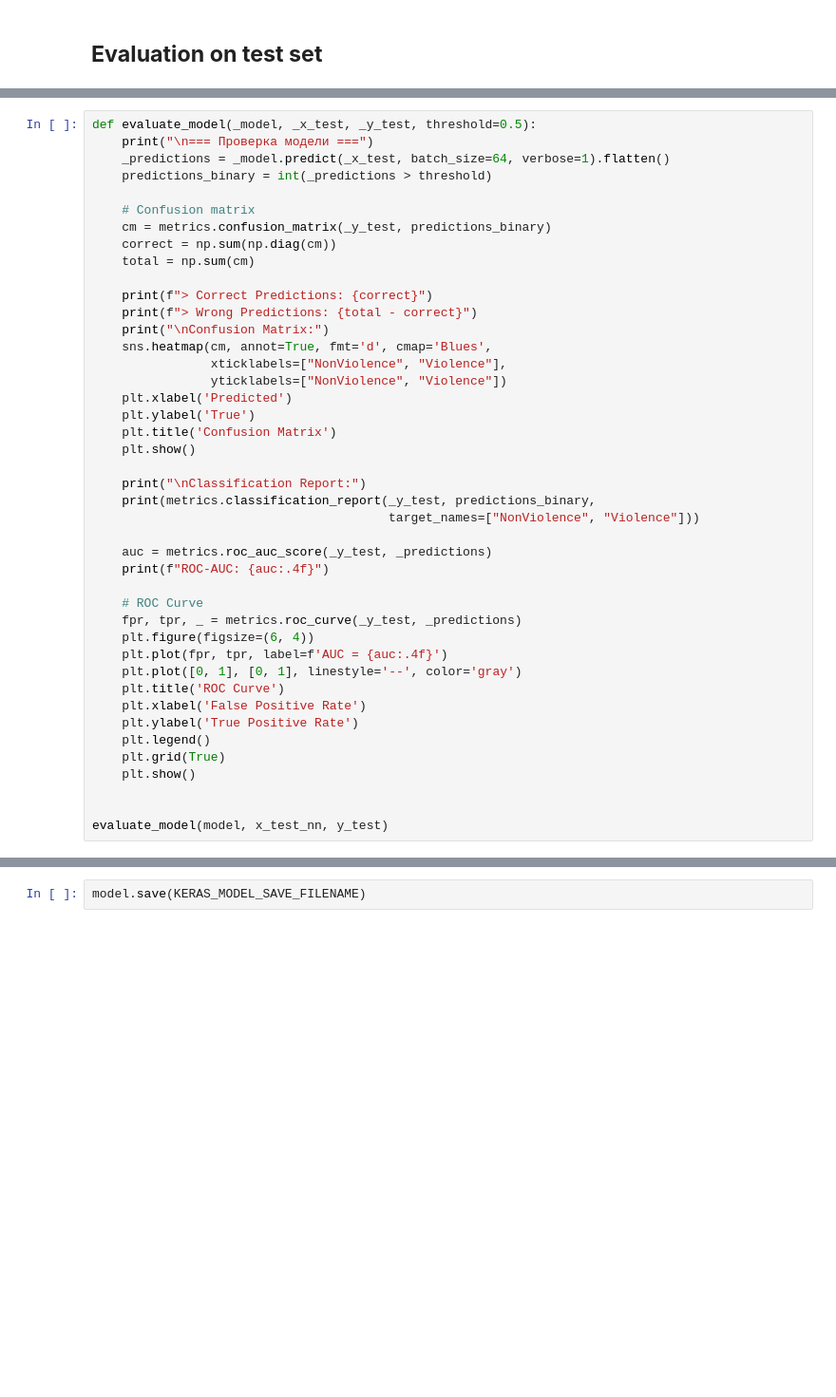
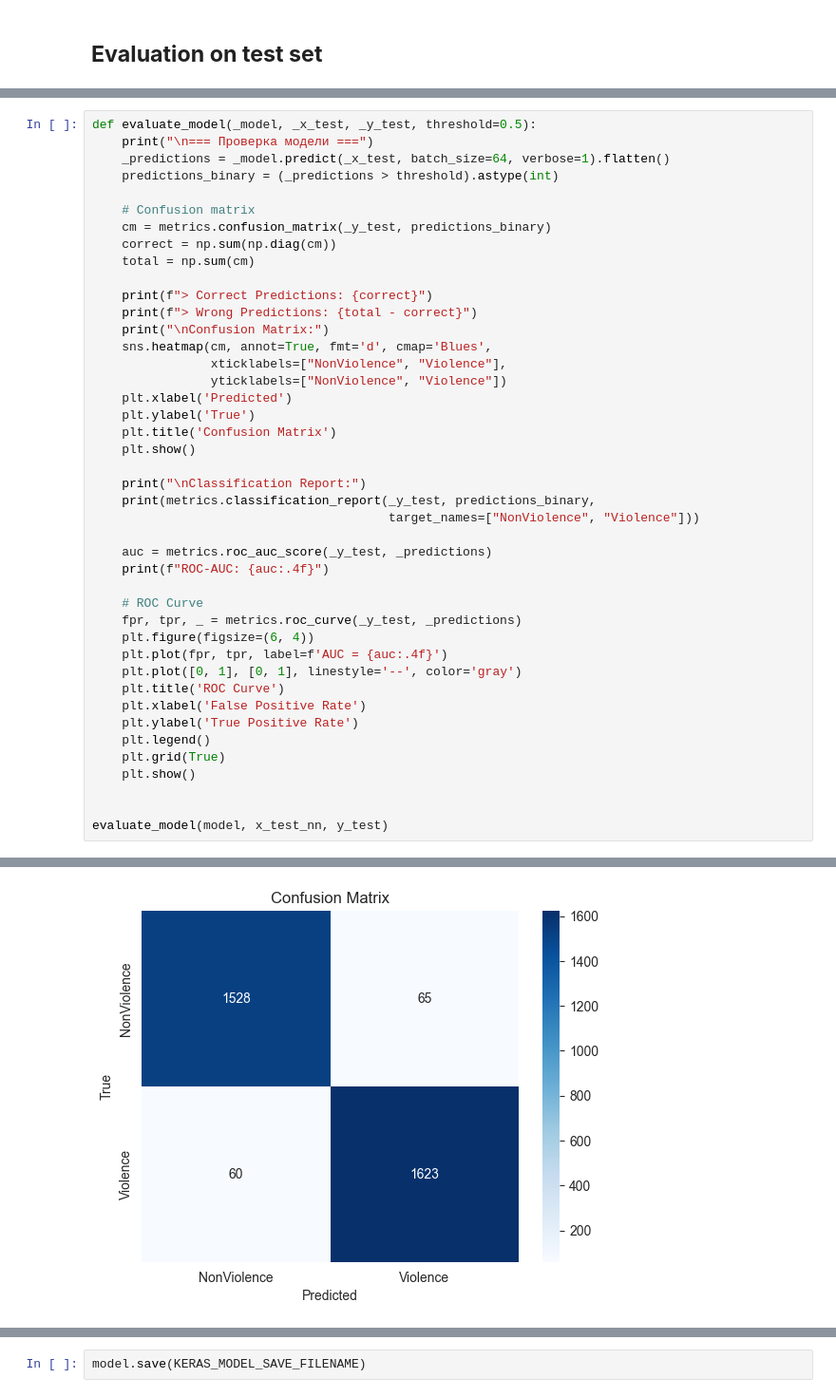
Before and after one commit to Veldergard/Violence-Detection, a Jupyter notebook: mobilenetv3_big_model.ipynb, the cells around one changed output, grey strips where cells are left out. Shown: that part at 95% size. Saved outputs shown, nothing was run; the diff lists cells and outputs as text; blank space fills up the shorter version.

```diff
--- a/mobilenetv3_big_model.ipynb
+++ b/mobilenetv3_big_model.ipynb
@@ -392,7 +455,7 @@ print(metrics.classification_report(y_test, preds,
 def evaluate_model(_model, _x_test, _y_test, threshold=0.5):
     print("\n=== Проверка модели ===")
     _predictions = _model.predict(_x_test, batch_size=64, verbose=1).flatten()
-    predictions_binary = int(_predictions > threshold)
+    predictions_binary = (_predictions > threshold).astype(int)
 
     # Confusion matrix
     cm = metrics.confusion_matrix(_y_test, predictions_binary)
@@ -431,3 +494,4 @@ def evaluate_model(_model, _x_test, _y_test, threshold=0.5):
 
 
 evaluate_model(model, x_test_nn, y_test)
+# %% [output]
@@ -433,0 +504 @@ evaluate_model(model, x_test_nn, y_test)
+[figure, added]
```
Also changed, not shown: parts of 8 cells of this notebook, 4 other files.
